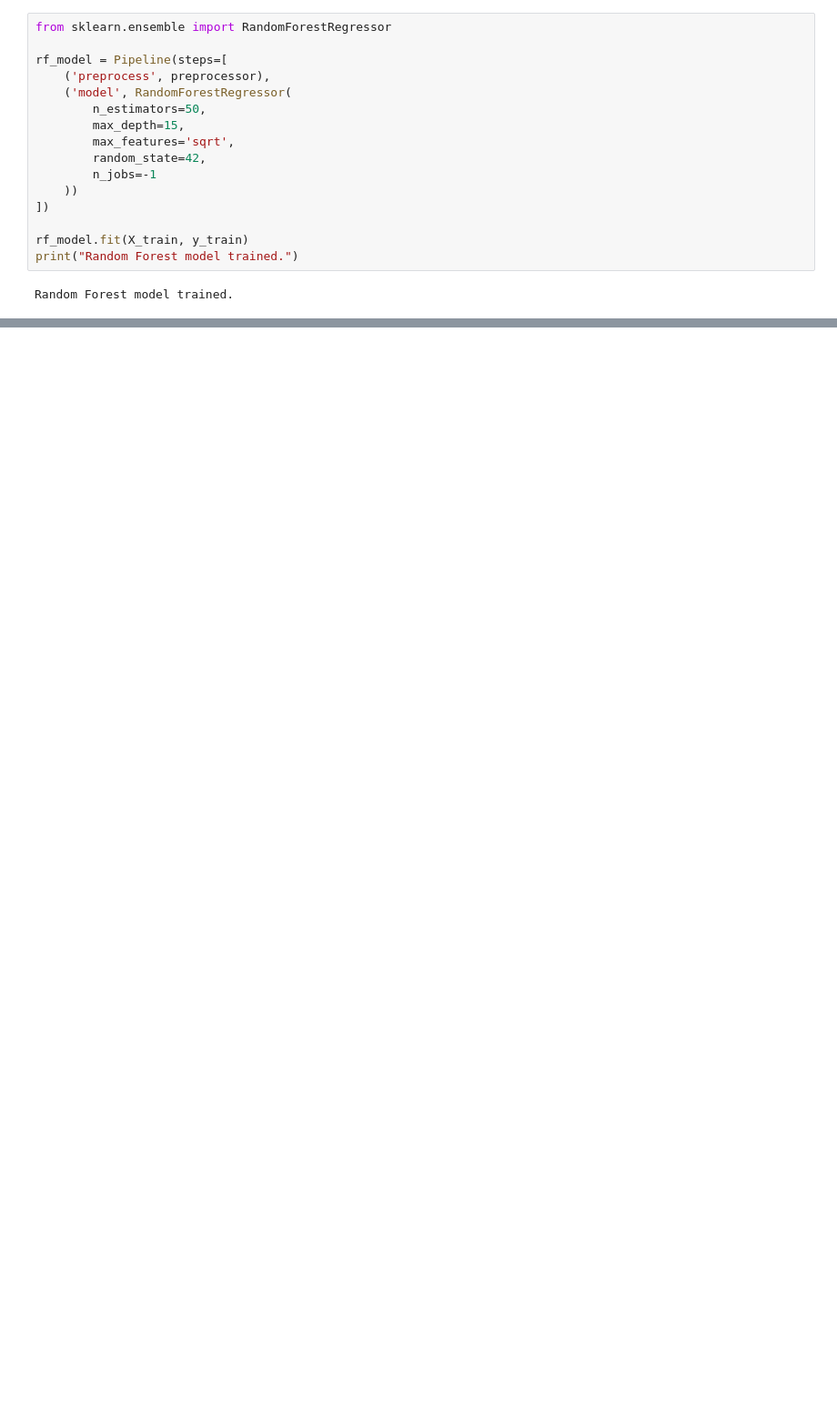
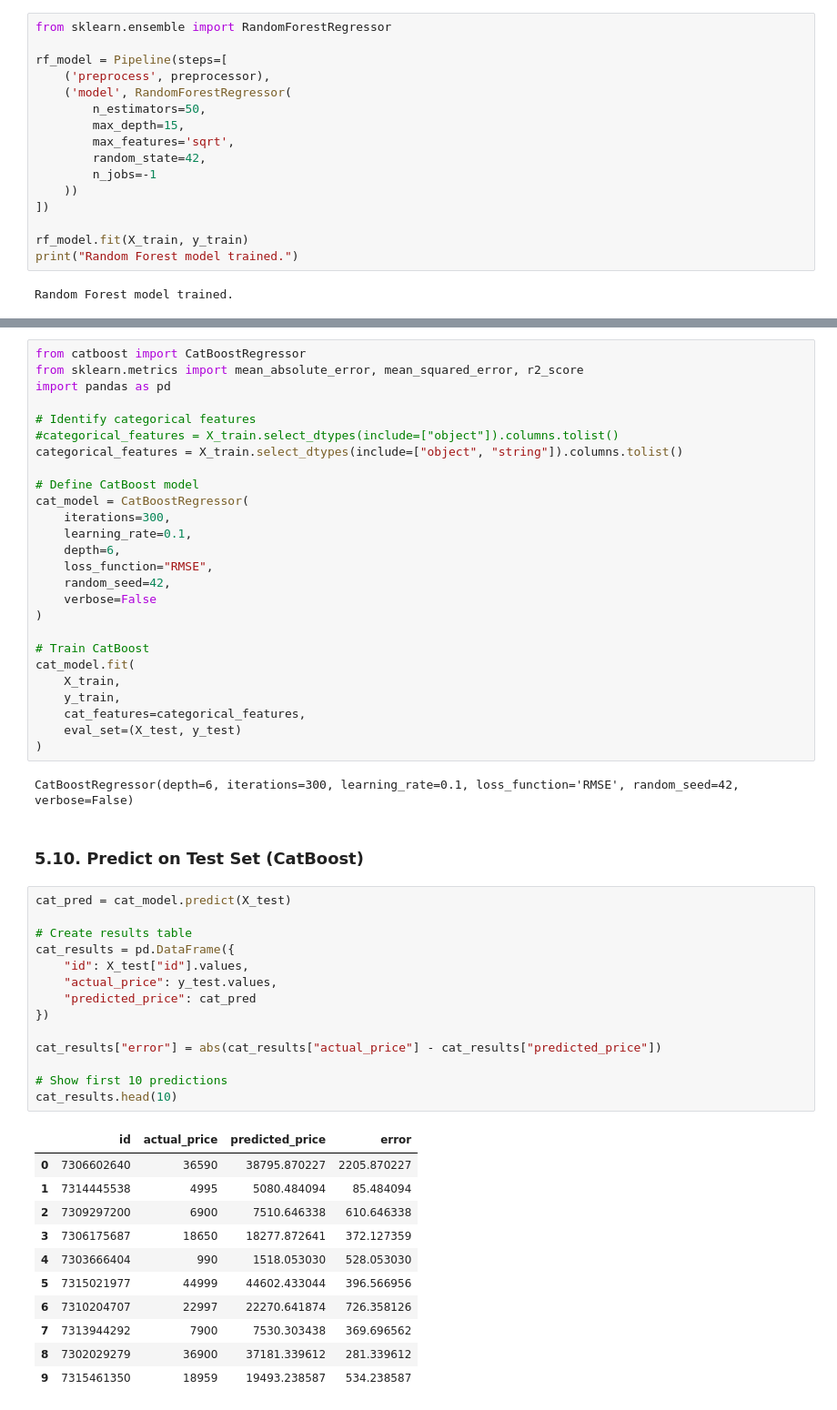
Before and after one commit to clebastard21/catherine-ml-portfolio, a Jupyter notebook: supervised-learning/vehicle-price-prediction.ipynb, the cells around one changed output, grey strips where cells are left out. Shown at 91% size. Drawn from its saved outputs; the diff is of its cells as text; blank space fills up the shorter version.

```diff
--- a/supervised-learning/vehicle-price-prediction.ipynb
+++ b/supervised-learning/vehicle-price-prediction.ipynb
@@ -698,0 +723,56 @@ feature_importance_df
+# %%
+from catboost import CatBoostRegressor
+from sklearn.metrics import mean_absolute_error, mean_squared_error, r2_score
+import pandas as pd
+
+# Identify categorical features
+#categorical_features = X_train.select_dtypes(include=["object"]).columns.tolist()
+categorical_features = X_train.select_dtypes(include=["object", "string"]).columns.tolist()
+
+# Define CatBoost model
+cat_model = CatBoostRegressor(
+    iterations=300,
+    learning_rate=0.1,
+    depth=6,
+    loss_function="RMSE",
+    random_seed=42,
+    verbose=False
+)
+
+# Train CatBoost
+cat_model.fit(
+    X_train,
+    y_train,
+    cat_features=categorical_features,
+    eval_set=(X_test, y_test)
+)
+# %% [output]
+CatBoostRegressor(depth=6, iterations=300, learning_rate=0.1, loss_function='RMSE', random_seed=42, verbose=False)
+# %% [markdown]
+### 5.10. Predict on Test Set (CatBoost)
+# %%
+cat_pred = cat_model.predict(X_test)
+
+# Create results table
+cat_results = pd.DataFrame({
+    "id": X_test["id"].values,
+    "actual_price": y_test.values,
+    "predicted_price": cat_pred
+})
+
+cat_results["error"] = abs(cat_results["actual_price"] - cat_results["predicted_price"])
+
+# Show first 10 predictions
+cat_results.head(10)
+# %% [output]
+|  | id | actual_price | predicted_price | error |
+| 0 | 7306602640 | 36590 | 38795.870227 | 2205.870227 |
+| 1 | 7314445538 | 4995 | 5080.484094 | 85.484094 |
+| 2 | 7309297200 | 6900 | 7510.646338 | 610.646338 |
+| 3 | 7306175687 | 18650 | 18277.872641 | 372.127359 |
+| 4 | 7303666404 | 990 | 1518.053030 | 528.053030 |
+| 5 | 7315021977 | 44999 | 44602.433044 | 396.566956 |
+| 6 | 7310204707 | 22997 | 22270.641874 | 726.358126 |
+| 7 | 7313944292 | 7900 | 7530.303438 | 369.696562 |
+| 8 | 7302029279 | 36900 | 37181.339612 | 281.339612 |
+| 9 | 7315461350 | 18959 | 19493.238587 | 534.238587 |
```
Also changed, not shown: parts of 22 cells of this notebook.
